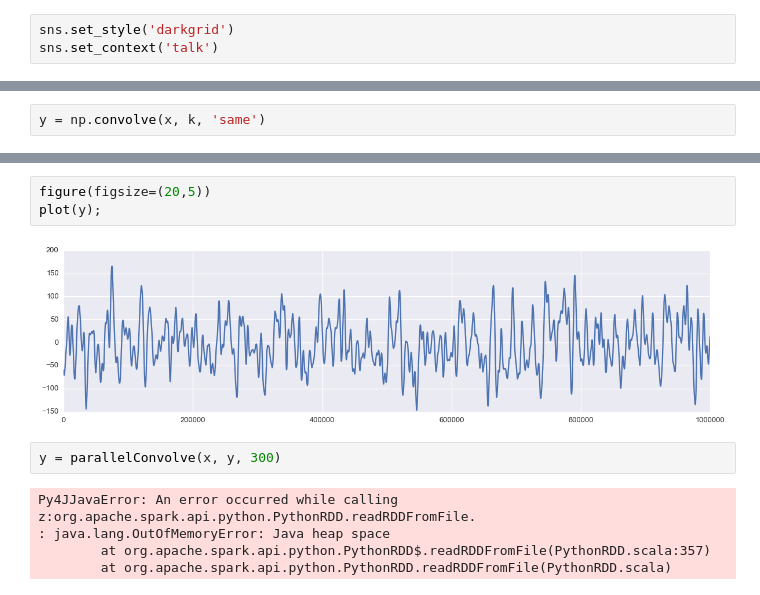
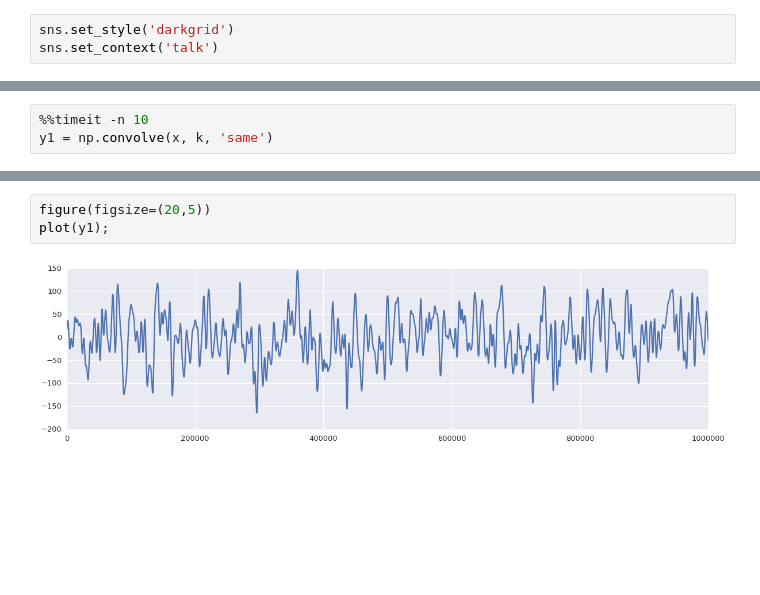
Before and after one commit to freeman-lab/zebra, a Jupyter notebook: python/util/benchmarking.ipynb, the cells around one changed output, grey strips where cells are left out. Drawn from its saved outputs; the diff is of its cells as text; blank space fills up the shorter version.

Commit message:
new additions to parallel convolve notebook

```diff
--- a/python/util/benchmarking.ipynb
+++ b/python/util/benchmarking.ipynb
@@ -23,3 +23,4 @@ plot(k);
 [figure]
 # %%
-y = np.convolve(x, k, 'same')
+%%timeit -n 10
+y1 = np.convolve(x, k, 'same')
@@ -26,12 +29,5 @@ y = np.convolve(x, k, 'same')
 # %%
 figure(figsize=(20,5))
-plot(y);
+plot(y1);
 # %% [output]
-[figure, old version]
+[figure, new version]
-# %%
-y = parallelConvolve(x, y, 300)
-# %% [output]
-Py4JJavaError: An error occurred while calling z:org.apache.spark.api.python.PythonRDD.readRDDFromFile.
-: java.lang.OutOfMemoryError: Java heap space
-        at org.apache.spark.api.python.PythonRDD$.readRDDFromFile(PythonRDD.scala:357)
-        at org.apache.spark.api.python.PythonRDD.readRDDFromFile(PythonRDD.scala)
```
Also changed, not shown: parts of 5 cells of this notebook.
